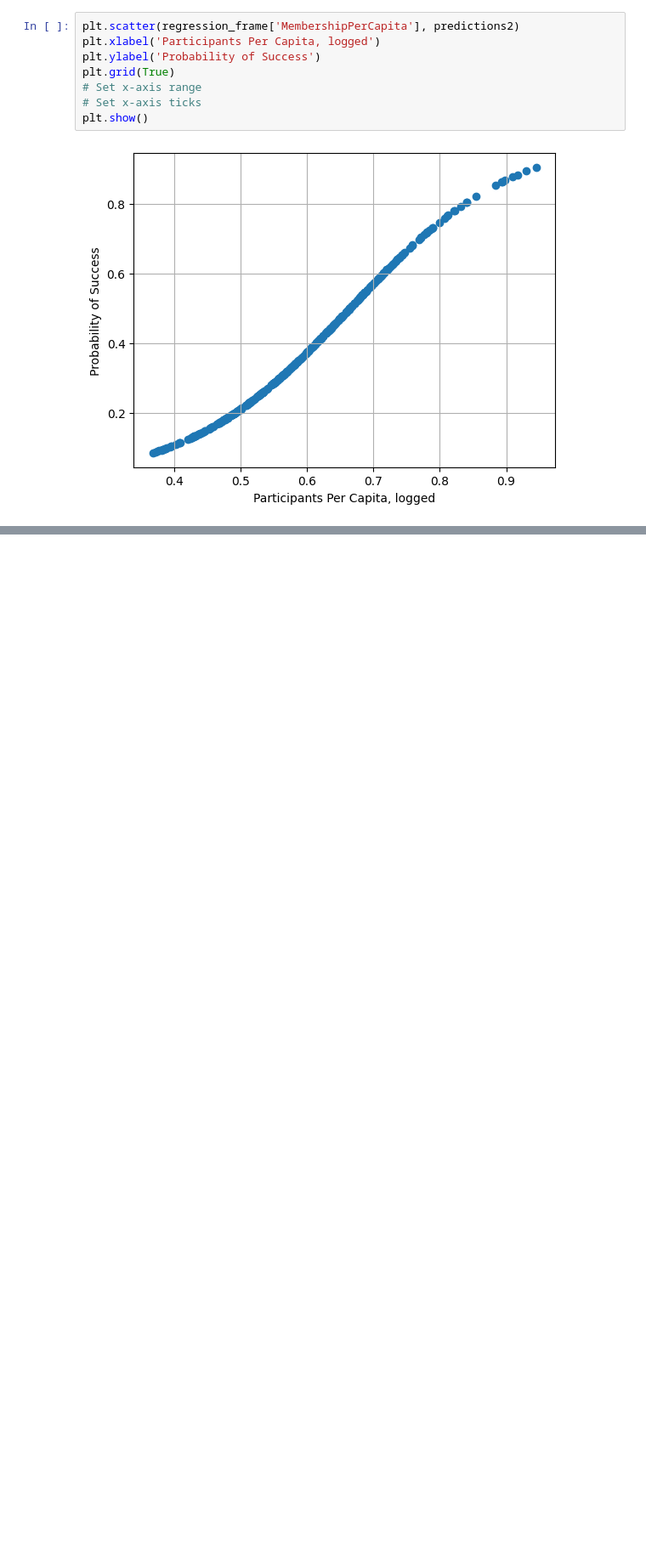
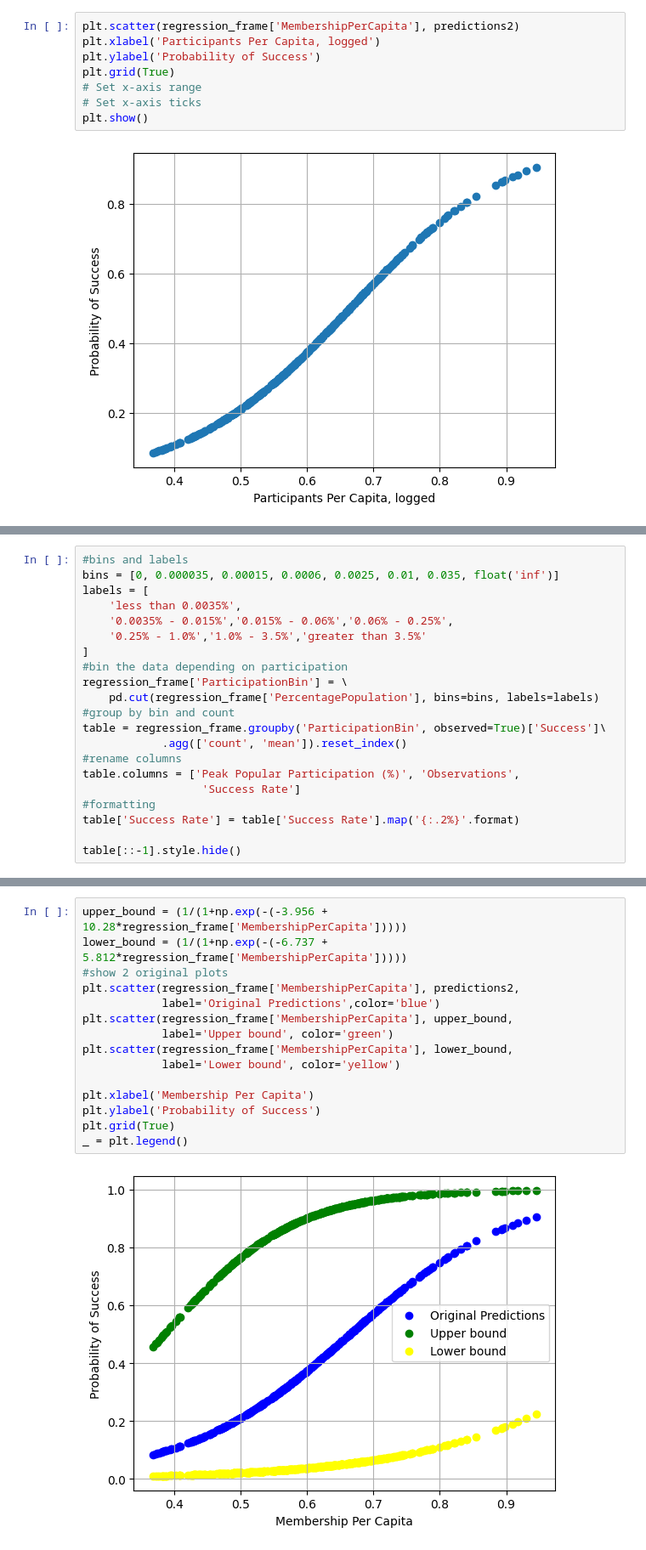
Before and after one commit to Mike-gag/WhyCivilResistanceWorks, a Jupyter notebook: WhyCivilResistanceWorks_gaganis_8200234.ipynb, the cells around one changed output, grey strips where cells are left out. Shown at 85% size. Saved outputs shown, nothing was run; the diff lists cells and outputs as text; blank space fills up the shorter version.

```diff
--- a/WhyCivilResistanceWorks_gaganis_8200234.ipynb
+++ b/WhyCivilResistanceWorks_gaganis_8200234.ipynb
@@ -535,0 +562,21 @@ plt.show()
+# %%
+#bins and labels
+bins = [0, 0.000035, 0.00015, 0.0006, 0.0025, 0.01, 0.035, float('inf')]
+labels = [
+    'less than 0.0035%',
+    '0.0035% - 0.015%','0.015% - 0.06%','0.06% - 0.25%',
+    '0.25% - 1.0%','1.0% - 3.5%','greater than 3.5%'
+]
+#bin the data depending on participation
+regression_frame['ParticipationBin'] = \
+    pd.cut(regression_frame['PercentagePopulation'], bins=bins, labels=labels)
+#group by bin and count
+table = regression_frame.groupby('ParticipationBin', observed=True)['Success']\
+            .agg(['count', 'mean']).reset_index()
+#rename columns
+table.columns = ['Peak Popular Participation (%)', 'Observations',
+                  'Success Rate']
+#formatting
+table['Success Rate'] = table['Success Rate'].map('{:.2%}'.format)
+
+table[::-1].style.hide()
@@ -535,0 +620,17 @@ plt.show()
+# %%
+upper_bound = (1/(1+np.exp(-(-3.956 + 10.28*regression_frame['MembershipPerCapita']))))
+lower_bound = (1/(1+np.exp(-(-6.737 + 5.812*regression_frame['MembershipPerCapita']))))
+#show 2 original plots
+plt.scatter(regression_frame['MembershipPerCapita'], predictions2,
+            label='Original Predictions',color='blue')
+plt.scatter(regression_frame['MembershipPerCapita'], upper_bound,
+            label='Upper bound', color='green')
+plt.scatter(regression_frame['MembershipPerCapita'], lower_bound,
+            label='Lower bound', color='yellow')
+
+plt.xlabel('Membership Per Capita')
+plt.ylabel('Probability of Success')
+plt.grid(True)
+_ = plt.legend()
+# %% [output]
+[figure, added]
```
Also changed, not shown: parts of 60 cells of this notebook.
